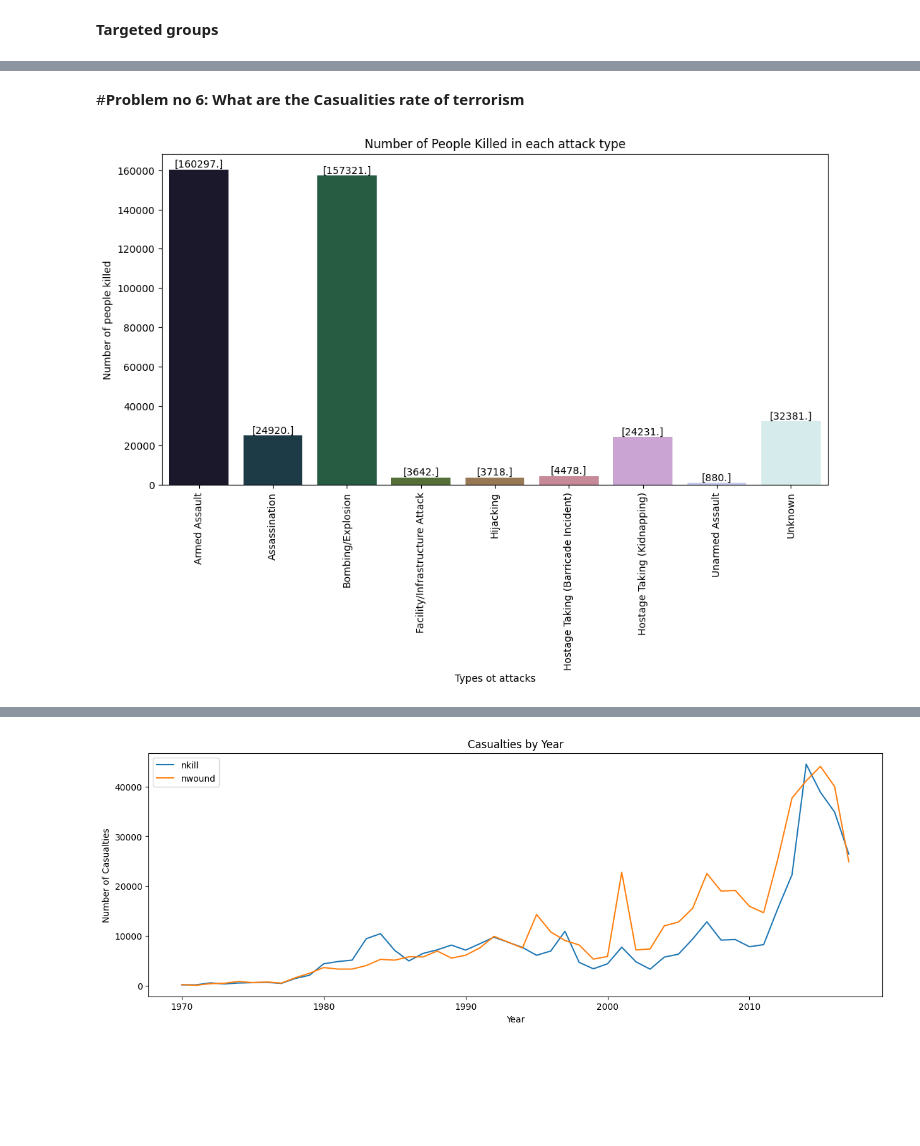
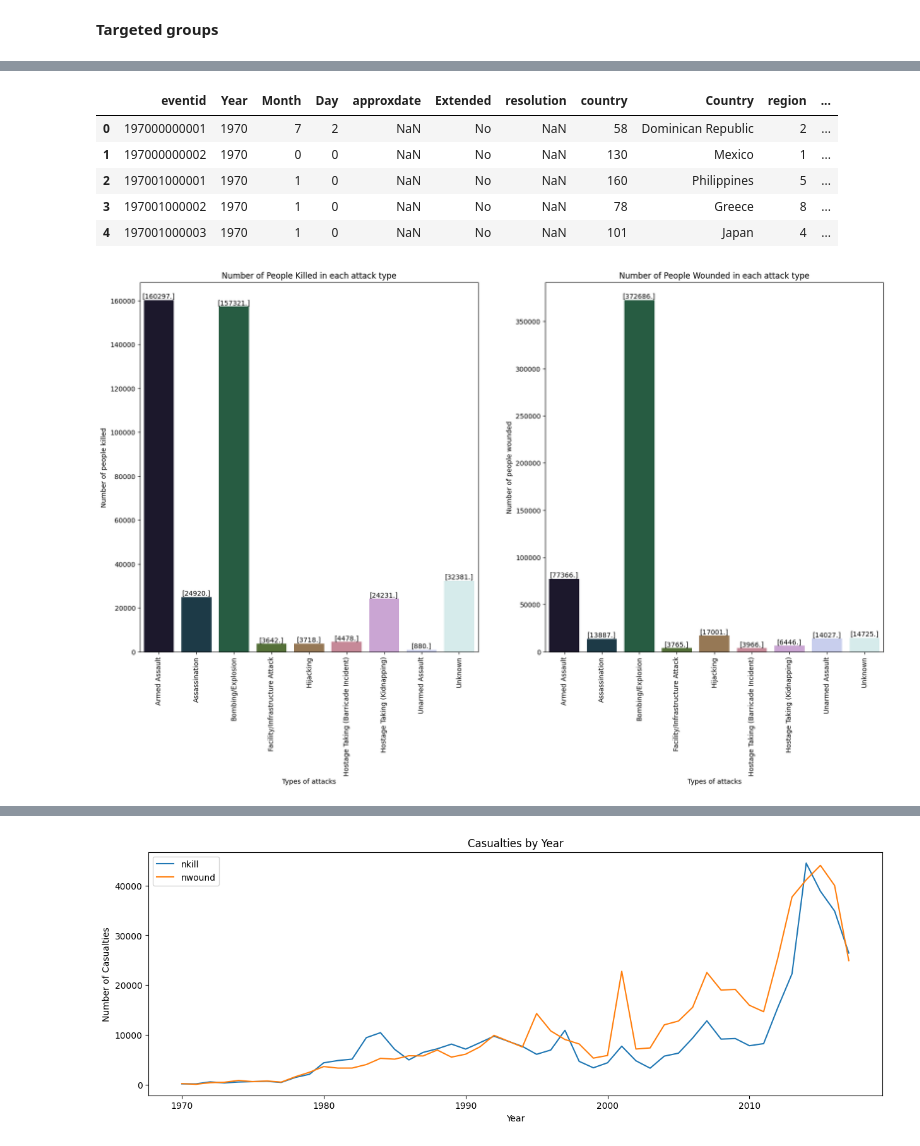
Before and after one commit to GauravDrive/CAPSTONE-PROJECT-almabetter, a Jupyter notebook: Capstone_project.ipynb, the cells around one changed output, grey strips where cells are left out. Cells and saved outputs as stored; diff of their text form; code cells hidden in the pictures; blank space fills up the shorter version.

```diff
--- a/Capstone_project.ipynb
+++ b/Capstone_project.ipynb
@@ -236,7 +441,7 @@ Country_td=pd.DataFrame(Country, columns=["number of attacks"])
 Country_td.sort_values('number of attacks', inplace=True, ascending=False)
 # %%
 Country_td.head(10).plot.bar()
-plt.rcParams['figure.figsize'] = (15,5)
+#plt.rcParams['figure.figsize'] = (15,5)
 plt.xticks(fontsize=12)
 plt.yticks(fontsize=12)
 plt.title('Terrorism Impact On Countries', fontsize=17,)
@@ -370,16 +598,0 @@ keys=["Cummulative Attack","Succeeded","Property","Multiple","Kidnapped","Extend
-# %%
-#plotting Graph
-fig,axs= plt.subplots(figsize=(14,7))
-color_pallete = ['#8B0000', '#800000','#800000', '#B22222', '#A52A2A', '#696969']
-axs.bar(x=keys, height=Rate_of_Success, color=color_pallete, linewidth=3)
-axs.set_facecolor('#111010')
-# plotting data on chart
-for i, bar in enumerate(axs.patches):
-    axs.text(bar.get_x() + bar.get_width() / 2, bar.get_height() + 0.5, str(Rate_of_Success[i]), ha='center', color='white', fontsize=14)
-axs.bar(x=keys,height=Rate_of_Success,color=color_pallete,linewidth=3)
-axs.set_facecolor('#111010')
-# displaying chart
-plt.xlabel("Categories")
-plt.ylabel("Counts")
-axs.set_title("Categorical Summary",fontsize=15)
-plt.show()
@@ -388,21 +599,42 @@ plt.show()
-# %% [markdown]
-#**Problem no 6: What are the Casualities rate of terrorism**
 # %%
-Global_Impact.head()
+gtd.head()
+# %% [output]
+|  | eventid | Year | Month | Day | approxdate | Extended | resolution | country | Country | region | ... |
+| 0 | 197000000001 | 1970 | 7 | 2 | NaN | No | NaN | 58 | Dominican Republic | 2 | ... |
+| 1 | 197000000002 | 1970 | 0 | 0 | NaN | No | NaN | 130 | Mexico | 1 | ... |
+| 2 | 197001000001 | 1970 | 1 | 0 | NaN | No | NaN | 160 | Philippines | 5 | ... |
+| 3 | 197001000002 | 1970 | 1 | 0 | NaN | No | NaN | 78 | Greece | 8 | ... |
+| 4 | 197001000003 | 1970 | 1 | 0 | NaN | No | NaN | 101 | Japan | 4 | ... |
 # %%
-Number_of_people_killed = Global_Impact[['Attack_Type', 'nkill']].groupby(["Attack_Type"],axis=0).sum()
+Number_of_people_killed = gtd[['Attack_Type', 'nkill']].groupby(["Attack_Type"],axis=0).sum()
+Number_of_people_wounded = gtd[['Attack_Type','nwound']].groupby(["Attack_Type"],axis=0).sum()
 
-# People Killed in each attack type
-plt.subplots(figsize=(12,6))
-sns.barplot(x=Number_of_people_killed.index, y=Number_of_people_killed.nkill.values,palette="cubehelix")
-plt.title('Number of People Killed in each attack type')
-plt.xlabel('Types ot attacks')
-plt.ylabel('Number of people killed')
-plt.xticks(rotation= 90)
+# Create a figure with two subplots in one row
+fig, (ax1, ax2) = plt.subplots(1, 2, figsize=(20, 10))
+
+# Plot the number of people killed on the first subplot
+sns.barplot(x=Number_of_people_killed.index, y=Number_of_people_killed.nkill.values, palette="cubehelix", ax=ax1)
+ax1.set_title('Number of People Killed in each attack type')
+ax1.set_xlabel('Types of attacks')
+ax1.set_ylabel('Number of people killed')
+ax1.tick_params(axis='x', labelrotation=90)
 for i in range(len(Number_of_people_killed)):
-    plt.annotate(Number_of_people_killed.values[i],
+    ax1.annotate(Number_of_people_killed.values[i],
                  (i, Number_of_people_killed.values[i]),
                  ha='center', va='bottom')
+
+# Plot the number of people wounded on the second subplot
+sns.barplot(x=Number_of_people_wounded.index, y=Number_of_people_wounded.nwound.values, palette="cubehelix", ax=ax2)
+ax2.set_title('Number of People Wounded in each attack type')
+ax2.set_xlabel('Types of attacks')
+ax2.set_ylabel('Number of people wounded')
+ax2.tick_params(axis='x', labelrotation=90)
+for i in range(len(Number_of_people_wounded)):
+    ax2.annotate(Number_of_people_wounded.values[i],
+                 (i, Number_of_people_wounded.values [i]),
+                 ha='center', va='bottom')
+
+# Display the chart
 plt.show()
 # %% [output]
-[figure, old version]
+[figure, new version]
```
Also changed, not shown: parts of 166 cells of this notebook.
